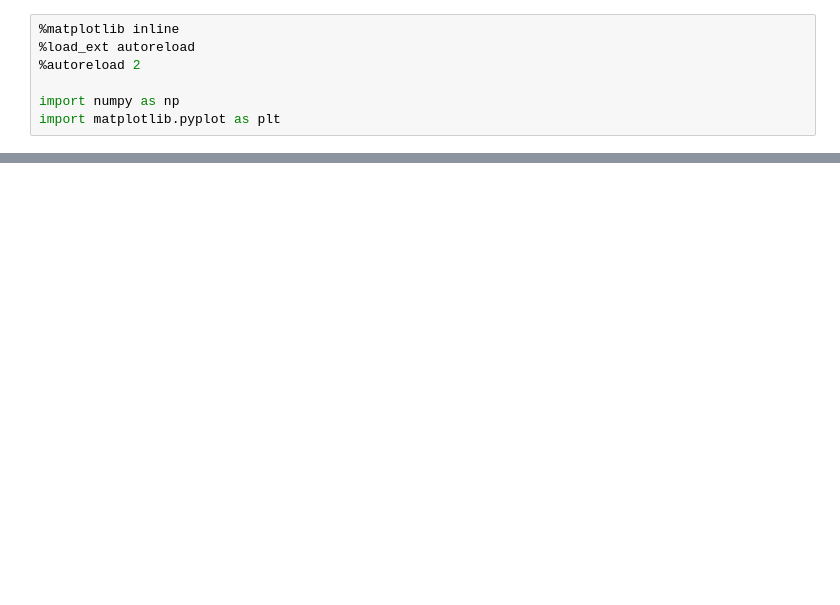
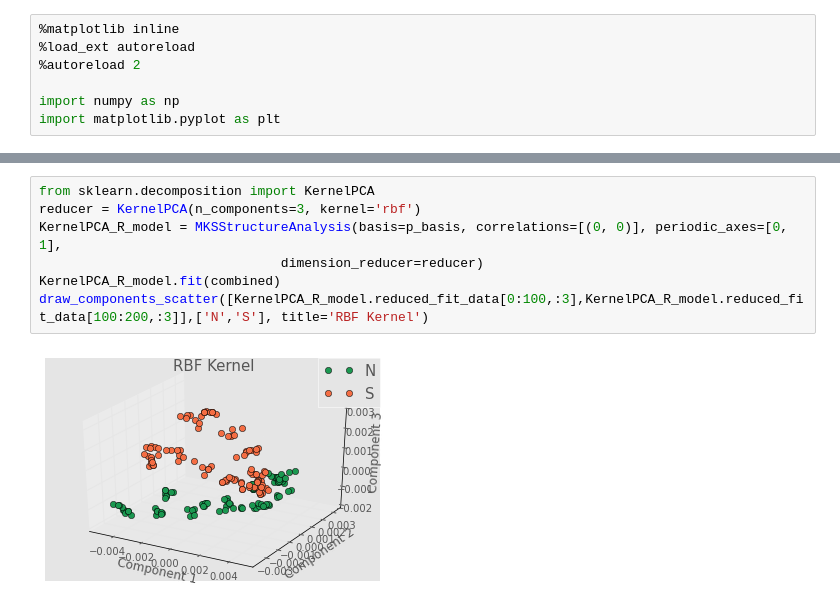
Before and after one commit to jallen30gt/Materials-Informatics-2, a Jupyter notebook: pyMKS_connection.ipynb, the cells around one changed output, grey strips where cells are left out. Drawn from its saved outputs; the diff is of its cells as text; blank space fills up the shorter version.

```diff
--- a/pyMKS_connection.ipynb
+++ b/pyMKS_connection.ipynb
@@ -42,0 +66,9 @@ draw_components_scatter([model.reduced_fit_data[0:100,:3],model.reduced_fit_data
+# %%
+from sklearn.decomposition import KernelPCA
+reducer = KernelPCA(n_components=3, kernel='rbf')
+KernelPCA_R_model = MKSStructureAnalysis(basis=p_basis, correlations=[(0, 0)], periodic_axes=[0, 1],
+                               dimension_reducer=reducer)
+KernelPCA_R_model.fit(combined)
+draw_components_scatter([KernelPCA_R_model.reduced_fit_data[0:100,:3],KernelPCA_R_model.reduced_fit_data[100:200,:3]],['N','S'], title='RBF Kernel')
+# %% [output]
+[figure, added]
```
Also changed, not shown: parts of 12 cells of this notebook.
